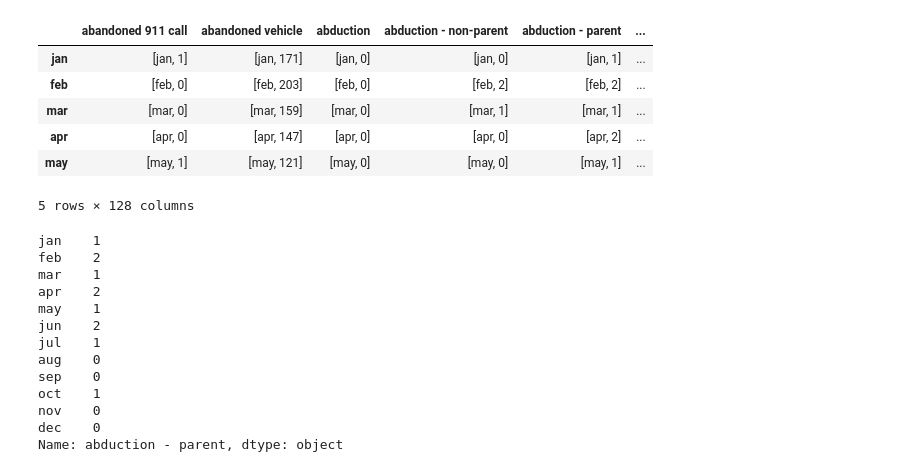
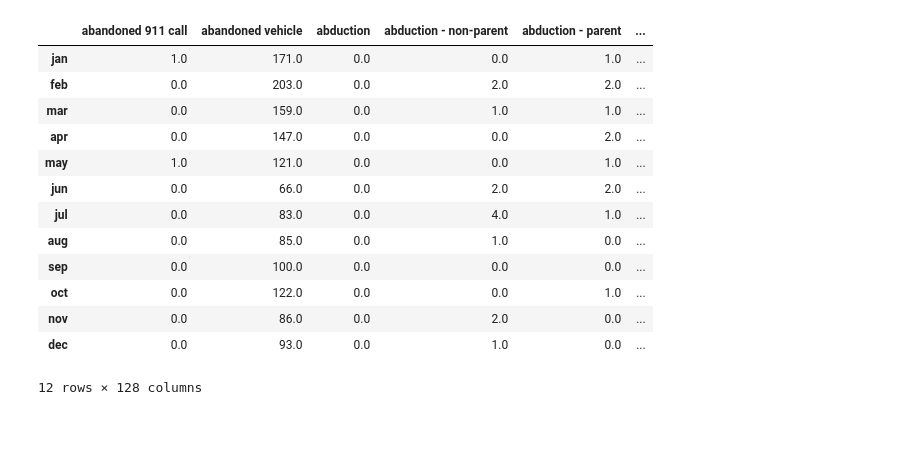
Before and after one commit to tscales/Springfield-Crime, a Jupyter notebook: Untitled.ipynb, the cells around one changed output. Saved outputs shown, nothing was run; the diff lists cells and outputs as text; code cells hidden in the pictures; blank space fills up the shorter version.

```diff
--- a/Untitled.ipynb
+++ b/Untitled.ipynb
@@ -1,5 +1,9 @@
 # %%
+% matplotlib inline
 import pandas as pd
 import json
-with open('text2.txt','r') as f:
+import pickle
+#with open('text2.txt','r') as f:
+#    data = json.load(f)
+with open('text7.txt','r') as f:
     data = json.load(f)
@@ -8,31 +32,24 @@ rows = [i for i in data['2016']]
 # %%
-df = pd.DataFrame(data['2016'], index =['jan','feb','mar','apr','may','jun','jul','aug','sep','oct','nov','dec'] )
-df.head()
+df = pd.DataFrame(data['2016'], index=['jan','feb','mar','apr','may','jun','jul','aug','sep','oct','nov','dec'])
+
+#df = pd.DataFrame(data['2016'], index =['jan','feb','mar','apr','may','jun','jul','aug','sep','oct','nov','dec'] )
+df
 
 #['jan','feb','mar','apr','may','jun','jul','aug','sep','oct','nov','dec']
 
 #pd.read_table('text2.txt', sep = ':', header = [0])
 # %% [output]
 |  | abandoned 911 call | abandoned vehicle | abduction | abduction - non-parent | abduction - parent | ... |
-| jan | [jan, 1] | [jan, 171] | [jan, 0] | [jan, 0] | [jan, 1] | ... |
-| feb | [feb, 0] | [feb, 203] | [feb, 0] | [feb, 2] | [feb, 2] | ... |
-| mar | [mar, 0] | [mar, 159] | [mar, 0] | [mar, 1] | [mar, 1] | ... |
-| apr | [apr, 0] | [apr, 147] | [apr, 0] | [apr, 0] | [apr, 2] | ... |
-| may | [may, 1] | [may, 121] | [may, 0] | [may, 0] | [may, 1] | ... |
+| jan | 1.0 | 171.0 | 0.0 | 0.0 | 1.0 | ... |
+| feb | 0.0 | 203.0 | 0.0 | 2.0 | 2.0 | ... |
+| mar | 0.0 | 159.0 | 0.0 | 1.0 | 1.0 | ... |
+| apr | 0.0 | 147.0 | 0.0 | 0.0 | 2.0 | ... |
+| may | 1.0 | 121.0 | 0.0 | 0.0 | 1.0 | ... |
+| jun | 0.0 | 66.0 | 0.0 | 2.0 | 2.0 | ... |
+| jul | 0.0 | 83.0 | 0.0 | 4.0 | 1.0 | ... |
+| aug | 0.0 | 85.0 | 0.0 | 1.0 | 0.0 | ... |
+| sep | 0.0 | 100.0 | 0.0 | 0.0 | 0.0 | ... |
+| oct | 0.0 | 122.0 | 0.0 | 0.0 | 1.0 | ... |
+| nov | 0.0 | 86.0 | 0.0 | 2.0 | 0.0 | ... |
+| dec | 0.0 | 93.0 | 0.0 | 1.0 | 0.0 | ... |
-5 rows × 128 columns
+12 rows × 128 columns
-# %%
-df['abduction - parendf['abduction - parent'].str[1]
-# %% [output]
-jan    1
-feb    2
-mar    1
-apr    2
-may    1
-jun    2
-jul    1
-aug    0
-sep    0
-oct    1
-nov    0
-dec    0
-Name: abduction - parent, dtype: object
```
Also changed, not shown: parts of 5 cells of this notebook, 5 other files.
